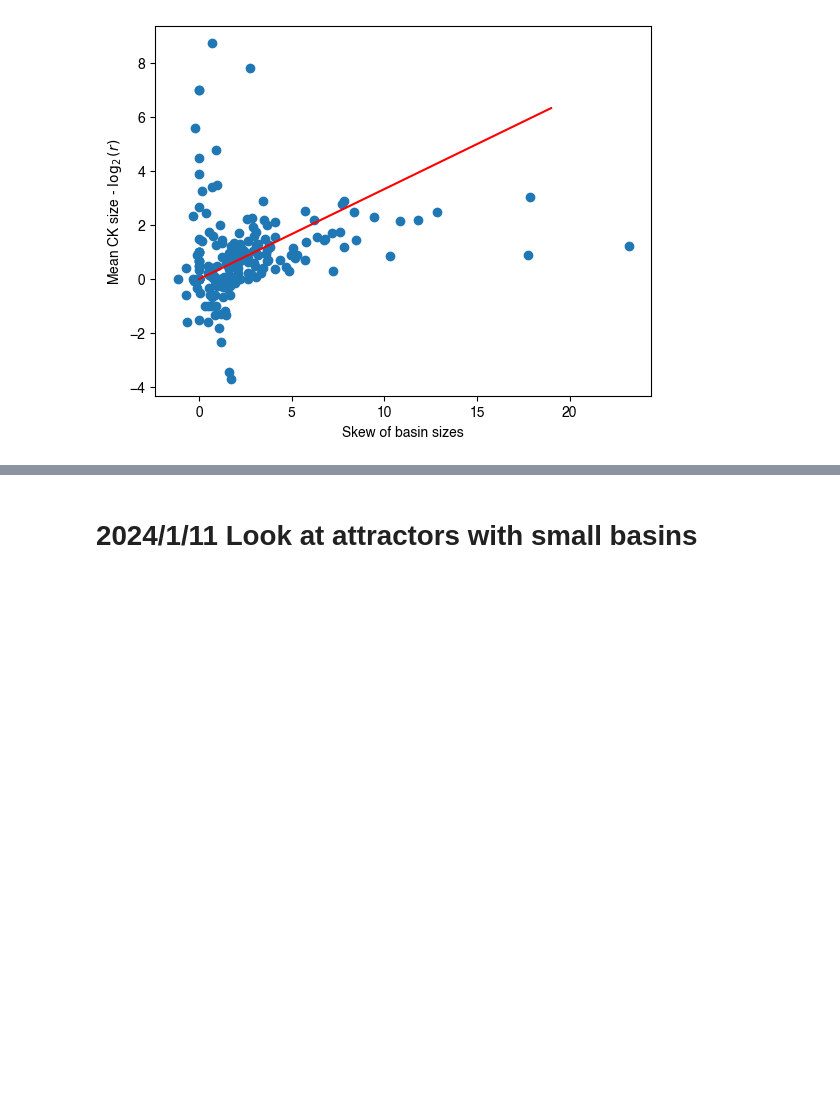
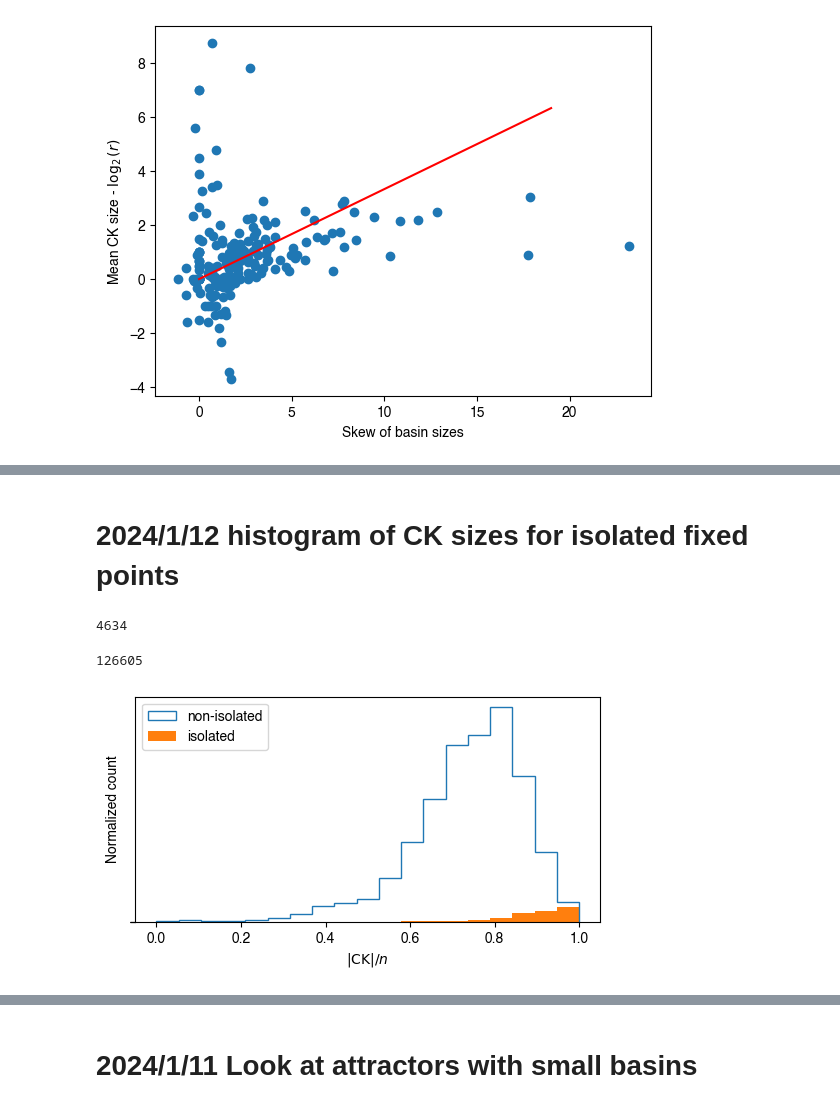
Before and after one commit to bcdaniels/Control-of-Synthetic-Boolean-Networks, a Jupyter notebook: CK_vs_entropy/basin-sizes-to-control-kernel-sizes.ipynb, the cells around one changed output, grey strips where cells are left out. Cells and saved outputs as stored; diff of their text form; code cells hidden in the pictures; blank space fills up the shorter version.

```diff
--- a/CK_vs_entropy/basin-sizes-to-control-kernel-sizes.ipynb
+++ b/CK_vs_entropy/basin-sizes-to-control-kernel-sizes.ipynb
@@ -413,5 +291,17 @@ def basin_skew(basin_sizes,n,laplace=True):
 
 def proportion_of_isolated_fixed_points(basin_sizes,n):
     return np.mean([ size == 1 for size in basin_sizes ])
+
+# 2024/1/17
+def predict_ck_all_basins(basin_sizes,n):
+    return np.mean(n - np.log2(basin_sizes))
+
+# 2024/1/19
+def predict_ck_all_basins_with_fit_slope(basin_sizes,n):
+    return 0.95962056*np.mean(n - np.log2(basin_sizes))
+
+# 2024/1/19
+def predict_ck_all_basins_with_slope(basin_sizes,n):
+    return 0.9*np.mean(n - np.log2(basin_sizes))
 # %%
 # calculate the predicted mean control kernel sizes and store them in ck_df
@@ -717,0 +611,2 @@ plt.legend()
+# %% [markdown]
+# 2024/1/12 histogram of CK sizes for isolated fixed points
@@ -717,0 +677,23 @@ plt.legend()
+# %%
+len(relative_ck_sizes_isolated)
+# %% [output]
+4634
+# %%
+len(relative_ck_sizes_nonisolated)
+# %% [output]
+126605
+# %%
+# all combined
+plt.figure(figsize=(6,3))
+
+bins = np.linspace(0,1,20)
+plt.hist(relative_ck_sizes_nonisolated,density=False,bins=bins,histtype='step',label='non-isolated')
+plt.hist(relative_ck_sizes_isolated,density=False,bins=bins,label='isolated')
+plt.legend()
+plt.yticks([0,2.5,5],[])
+plt.xlabel('$|\mathrm{CK}|/n$')
+plt.ylabel('Normalized count')
+plt.subplots_adjust(bottom=0.2,top=0.95)
+#plt.savefig('240116_ck_histogram_isolated_vs_nonisolated_random.pdf')
+# %% [output]
+[figure, added]
```
Also changed, not shown: parts of 127 cells of this notebook, 1 other file.
